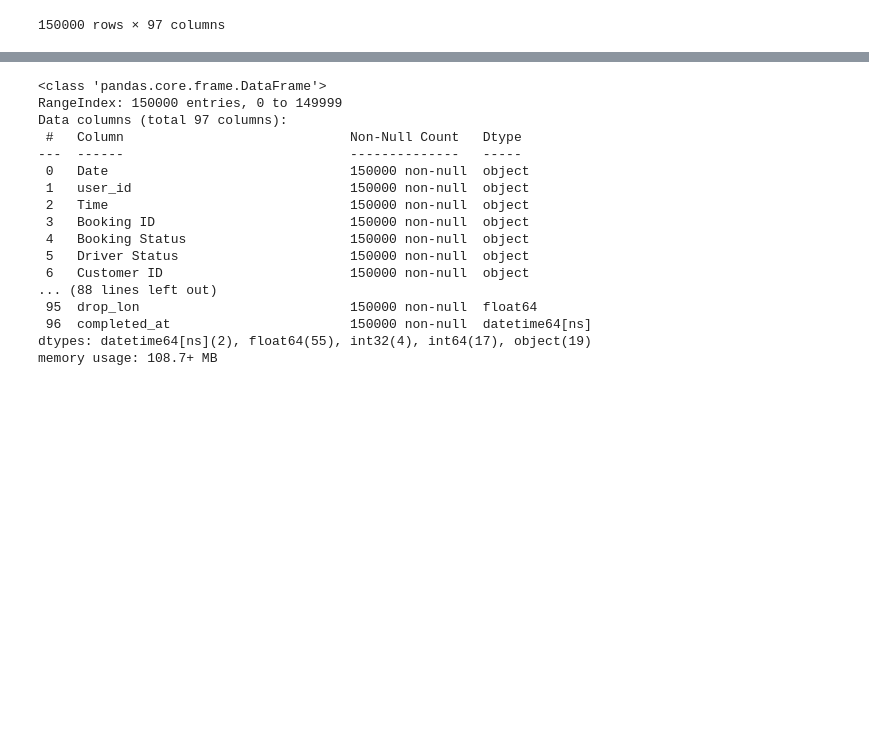
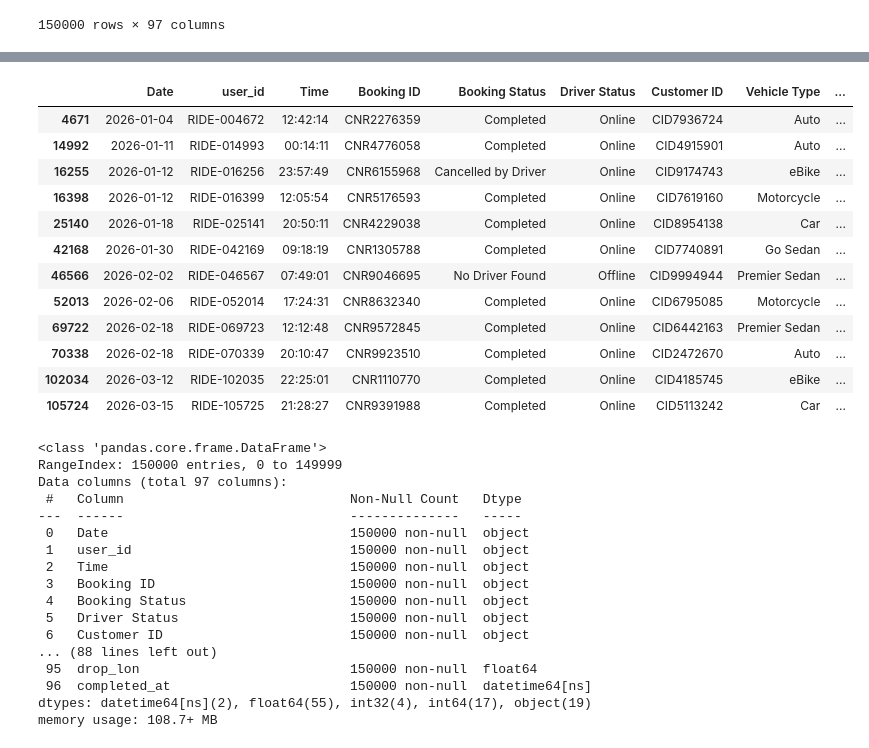
Before and after one commit to Mipjeiger/Taxi-trip-end-to-end-engineering, a Jupyter notebook: production/backend/database/data_science_engineering.ipynb, the cells around one changed output, grey strips where cells are left out. Cells and saved outputs as stored; diff of their text form; code cells hidden in the pictures; blank space fills up the shorter version.

```diff
--- a/production/backend/database/data_science_engineering.ipynb
+++ b/production/backend/database/data_science_engineering.ipynb
@@ -23,4 +23,9 @@ df
 | 149999 | 2026-04-15 | RIDE-150000 | 23:36:11 | CNR6915581 | Incomplete | Offline | CID5185745 | Auto | ... |
 150000 rows × 97 columns
 # %%
+import pandas as pd
+
+pd.set_option('display.max_columns', None)
+df = pd.read_parquet('taxi_trip_engineering_2.parquet')
+df
 # %% [output]
@@ -28,3 +45,20 @@ ValueError: The truth value of a Series is ambiguous. Use a.empty, a.bool(), a.i
+# %%
+filtered_df = df[(df['Drop Location'] == 'Ciganjur') & (df['Pickup Location'] == 'Mangga Besar')]
+filtered_df
+# %% [output]
+|  | Date | user_id | Time | Booking ID | Booking Status | Driver Status | Customer ID | Vehicle Type | ... |
+| 4671 | 2026-01-04 | RIDE-004672 | 12:42:14 | CNR2276359 | Completed | Online | CID7936724 | Auto | ... |
+| 14992 | 2026-01-11 | RIDE-014993 | 00:14:11 | CNR4776058 | Completed | Online | CID4915901 | Auto | ... |
+| 16255 | 2026-01-12 | RIDE-016256 | 23:57:49 | CNR6155968 | Cancelled by Driver | Online | CID9174743 | eBike | ... |
+| 16398 | 2026-01-12 | RIDE-016399 | 12:05:54 | CNR5176593 | Completed | Online | CID7619160 | Motorcycle | ... |
+| 25140 | 2026-01-18 | RIDE-025141 | 20:50:11 | CNR4229038 | Completed | Online | CID8954138 | Car | ... |
+| 42168 | 2026-01-30 | RIDE-042169 | 09:18:19 | CNR1305788 | Completed | Online | CID7740891 | Go Sedan | ... |
+| 46566 | 2026-02-02 | RIDE-046567 | 07:49:01 | CNR9046695 | No Driver Found | Offline | CID9994944 | Premier Sedan | ... |
+| 52013 | 2026-02-06 | RIDE-052014 | 17:24:31 | CNR8632340 | Completed | Online | CID6795085 | Motorcycle | ... |
+| 69722 | 2026-02-18 | RIDE-069723 | 12:12:48 | CNR9572845 | Completed | Online | CID6442163 | Premier Sedan | ... |
+| 70338 | 2026-02-18 | RIDE-070339 | 20:10:47 | CNR9923510 | Completed | Online | CID2472670 | Auto | ... |
+| 102034 | 2026-03-12 | RIDE-102035 | 22:25:01 | CNR1110770 | Completed | Online | CID4185745 | eBike | ... |
+| 105724 | 2026-03-15 | RIDE-105725 | 21:28:27 | CNR9391988 | Completed | Online | CID5113242 | Car | ... |
 # %%
 df.info()
 # %% [output]
```
Also changed, not shown: parts of 1 cell of this notebook, 3 other files.
